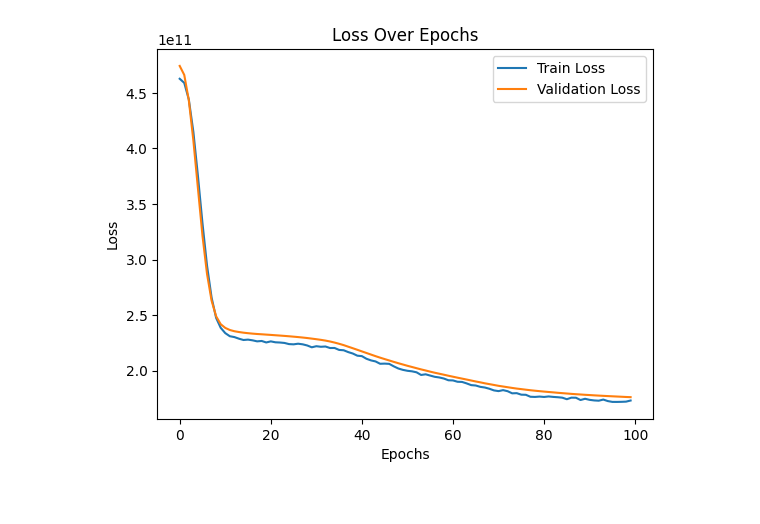
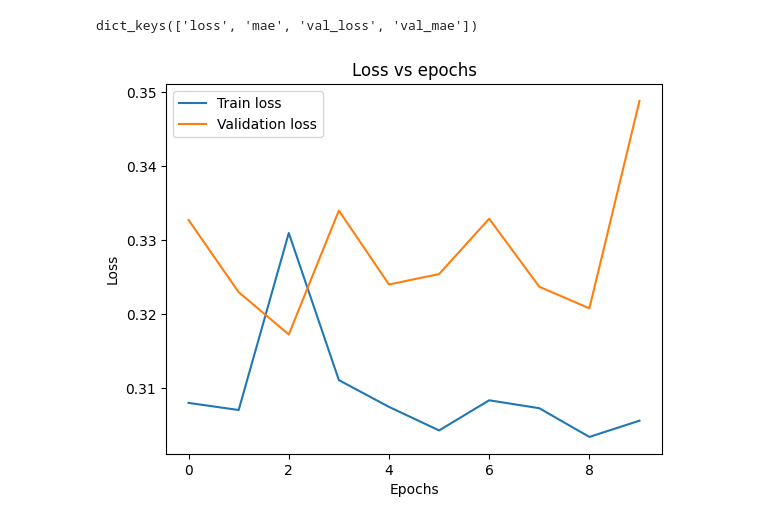
Before and after one commit to celinab23/challenge-regression, a Jupyter notebook: model.ipynb, the cells around one changed output. Drawn from its saved outputs; the diff is of its cells as text; code cells hidden in the pictures.

Commit message:
Updated version of preprocessing nb, preprocess and model py files

```diff
--- a/model.ipynb
+++ b/model.ipynb
@@ -26,4 +44,0 @@ X_train, X_test, y_train, y_test = train_test_split(X, y, test_size=0.2)
-# %%
-scaler = StandardScaler()
-X_train = scaler.fit_transform(X_train)
-X_test = scaler.transform(X_test)
@@ -34,11 +45,15 @@ X_train.shape
 # %%
+# Build model
 model = Sequential()
-model.add(Dense(64, input_shape=(8,)))
+model.add(Dense(128, input_shape=(9,), activation='relu'))
+model.add(Dense(64, activation='relu'))
 model.add(Dropout(0.1))
 model.add(Dense(32, activation='relu'))
 model.add(Dropout(0.1))
-model.add(Dense(1, activation='linear'))
+model.add(Dense(1)) # output layer
 
-model.compile(optimizer='adam', loss='mse', metrics=['mae'])
+# Set an optimizer
+optimizer = Adam(learning_rate=0.001)
+
+# Compile the model
+model.compile(optimizer=optimizer, loss='mse', metrics=['mae'])
-# %%
-history = model.fit(X_train, y_train, validation_data=(X_test, y_test), epochs=100, batch_size=32, verbose=1)
@@ -69,0 +60,4 @@ Test MAE: 206382.6875
+# %%
+#Train the model
+monitor = EarlyStopping(monitor='val_loss', min_delta=1e-4, patience=30, verbose=1, mode='auto', restore_best_weights=True)
+history = model.fit(X_train, y_train, validation_data=(X_test[:1000], y_test[:1000]), callbacks=[monitor], shuffle=False, epochs=10, batch_size=32)
@@ -70,10 +82,14 @@ Test MAE: 206382.6875
+# %%
+print(history.history.keys())
+# %% [output]
+dict_keys(['loss', 'mae', 'val_loss', 'val_mae'])
 # %%
-plt.plot(history.history['loss'], label='Train Loss')
-plt.plot(history.history['val_loss'], label='Validation Loss')
+plt.plot(history.history['loss'], label='Train loss')
+plt.plot(history.history['val_loss'], label='Validation loss')
 plt.title('Loss vs epochs')
 plt.xlabel('Epochs')
 plt.ylabel('Loss')
 plt.legend()
 plt.show()
 # %% [output]
-[figure, old version]
+[figure, new version]
```
Also changed, not shown: parts of 21 cells of this notebook, 2 other files.
